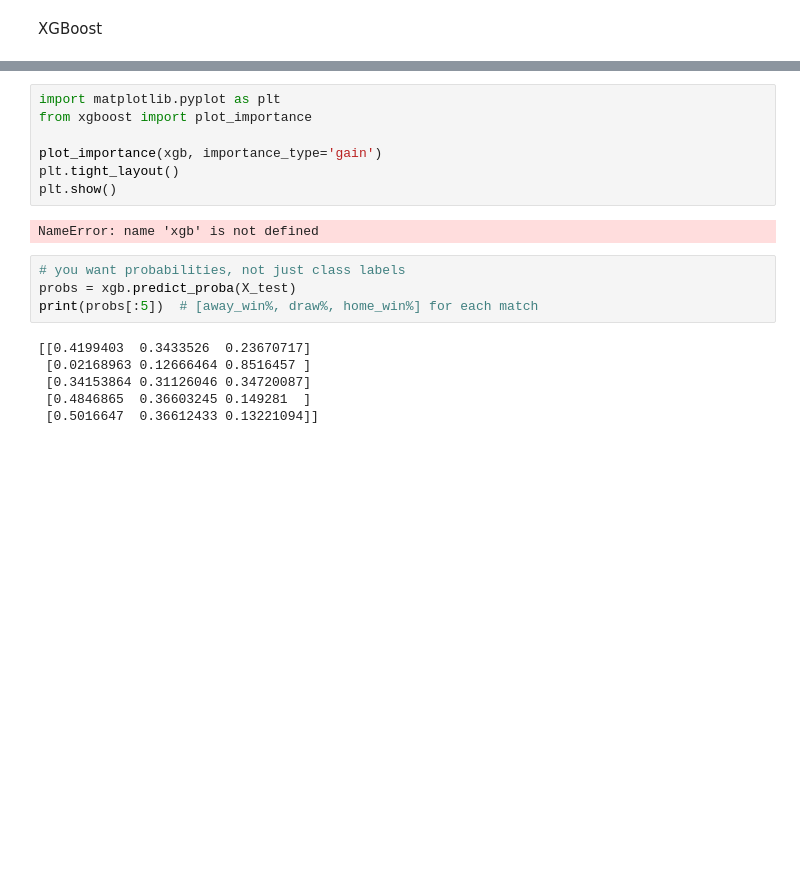
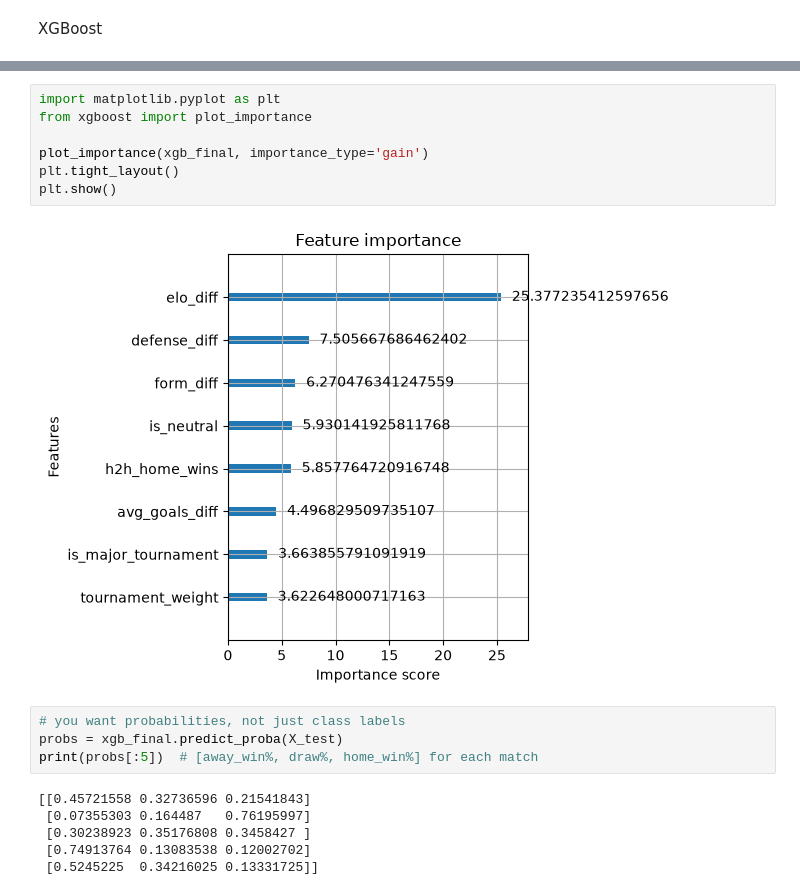
Before and after one commit to 17MaNN/WC26, a Jupyter notebook: notebooks/data_model.ipynb, the cells around one changed output, grey strips where cells are left out. Cells and saved outputs as stored; diff of their text form; blank space fills up the shorter version.

```diff
--- a/notebooks/data_model.ipynb
+++ b/notebooks/data_model.ipynb
@@ -266,22 +287,22 @@ weighted avg       0.52      0.51      0.51      3178
 # %%
 import matplotlib.pyplot as plt
 from xgboost import plot_importance
 
-plot_importance(xgb, importance_type='gain')
+plot_importance(xgb_final, importance_type='gain')
 plt.tight_layout()
 plt.show()
 # %% [output]
-NameError: name 'xgb' is not defined
+[figure, added]
 # %%
 # you want probabilities, not just class labels
-probs = xgb.predict_proba(X_test)
+probs = xgb_final.predict_proba(X_test)
 print(probs[:5])  # [away_win%, draw%, home_win%] for each match
 # %% [output]
-[[0.4199403  0.3433526  0.23670717]
- [0.02168963 0.12666464 0.8516457 ]
- [0.34153864 0.31126046 0.34720087]
- [0.4846865  0.36603245 0.149281  ]
- [0.5016647  0.36612433 0.13221094]]
+[[0.45721558 0.32736596 0.21541843]
+ [0.07355303 0.164487   0.76195997]
+ [0.30238923 0.35176808 0.3458427 ]
+ [0.74913764 0.13083538 0.12002702]
+ [0.5245225  0.34216025 0.13331725]]
 # %%
 from sklearn.model_selection import GridSearchCV
 
```
Also changed, not shown: parts of 7 cells of this notebook.
